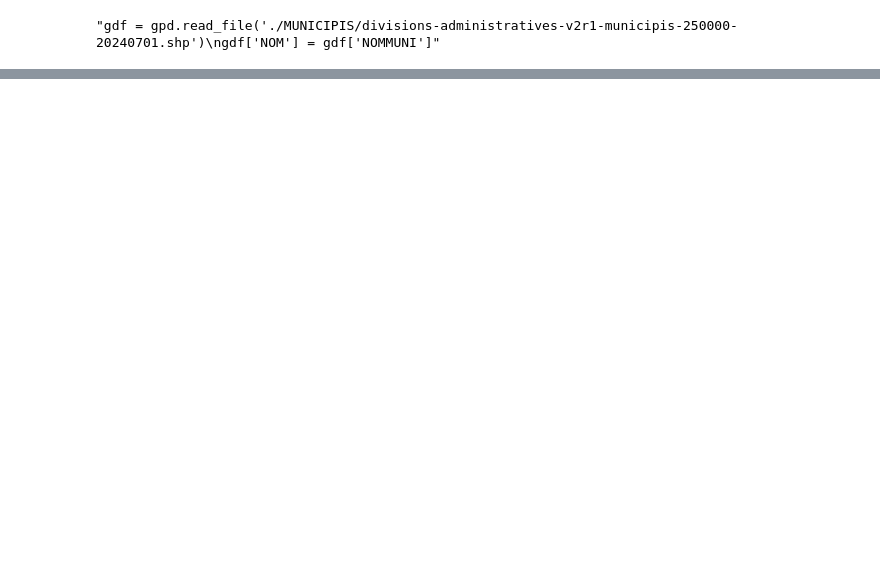
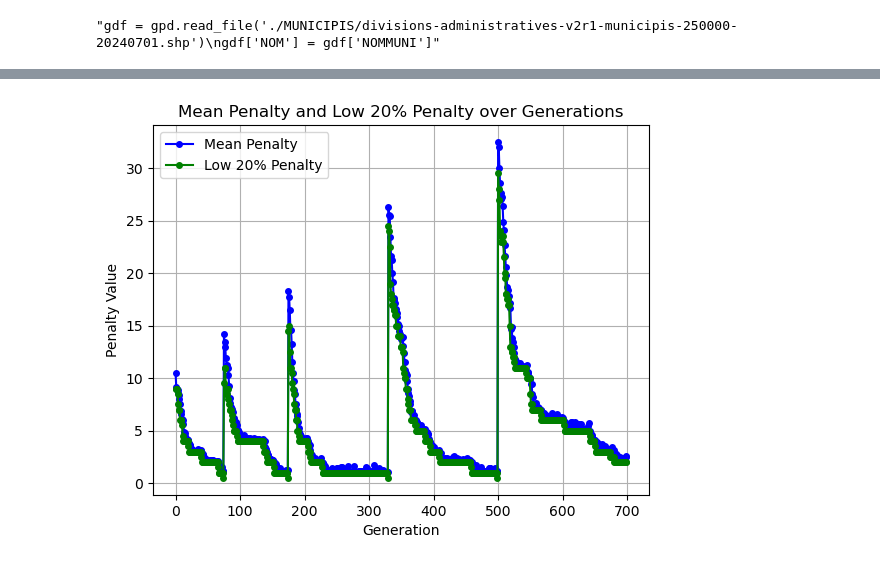
Before and after one commit to XavierQuerol/Graph-Coloring-Catalunya, a Jupyter notebook: paint_catalunya.ipynb, the cells around one changed output, grey strips where cells are left out. Cells and saved outputs as stored; diff of their text form; code cells hidden in the pictures; blank space fills up the shorter version.

```diff
--- a/paint_catalunya.ipynb
+++ b/paint_catalunya.ipynb
@@ -54,0 +54,19 @@ plt.show()
+# %%
+plt.plot(report_data['Generation'], report_data['Mean Penalty'], label='Mean Penalty', marker='o', markersize=4, color='blue')
+
+# Plot for Low 5% Penalty
+plt.plot(report_data['Generation'], report_data['Low 20% penalty'], label='Low 20% Penalty', marker='o', markersize=4, color='green')
+
+# Add labels and title
+plt.xlabel('Generation')
+plt.ylabel('Penalty Value')
+plt.title('Mean Penalty and Low 20% Penalty over Generations')
+
+# Add a legend
+plt.legend()
+
+# Show the plot
+plt.grid(True)
+plt.show()
+# %% [output]
+[figure, added]
```
Also changed, not shown: parts of 2 cells of this notebook, 1 other file.
